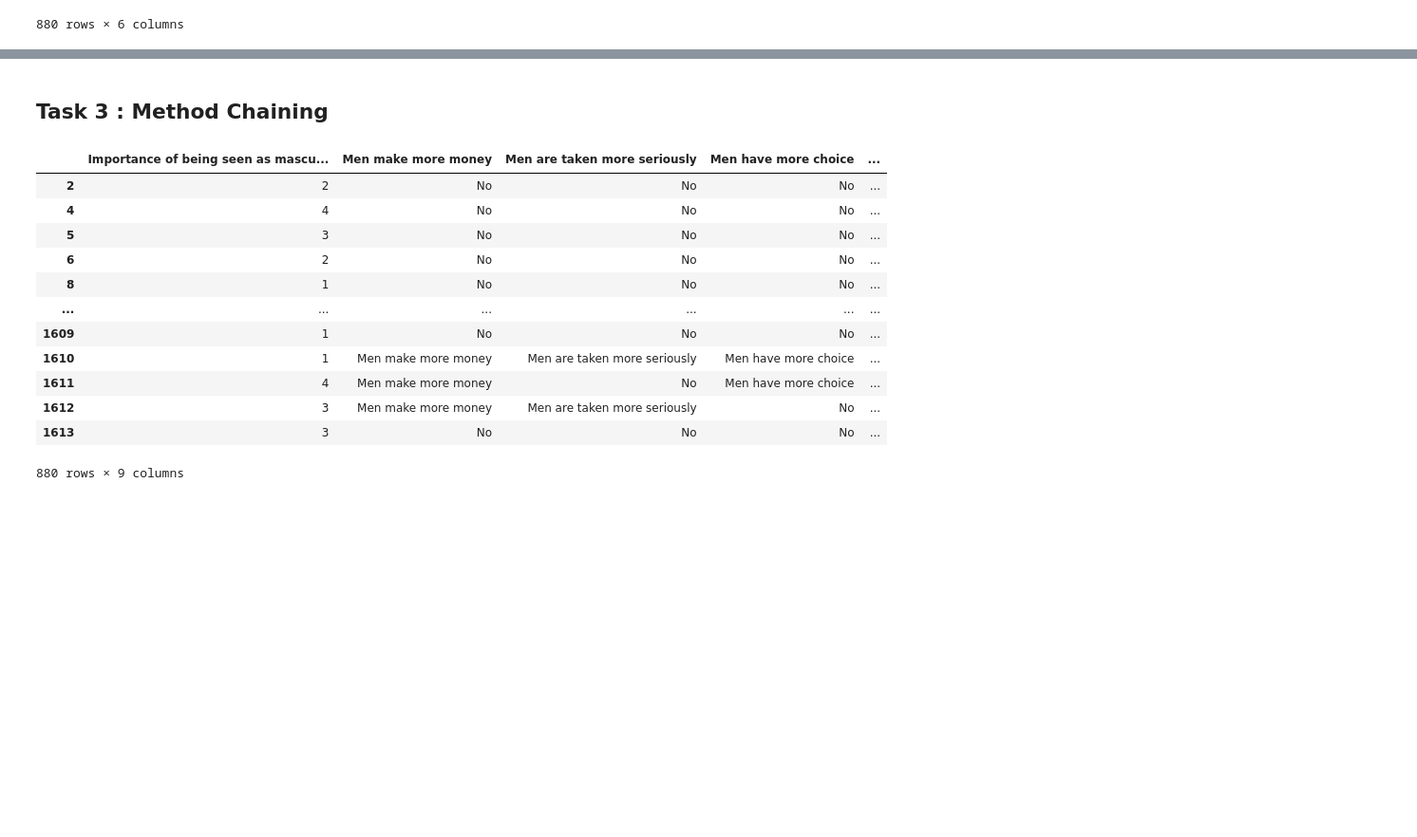
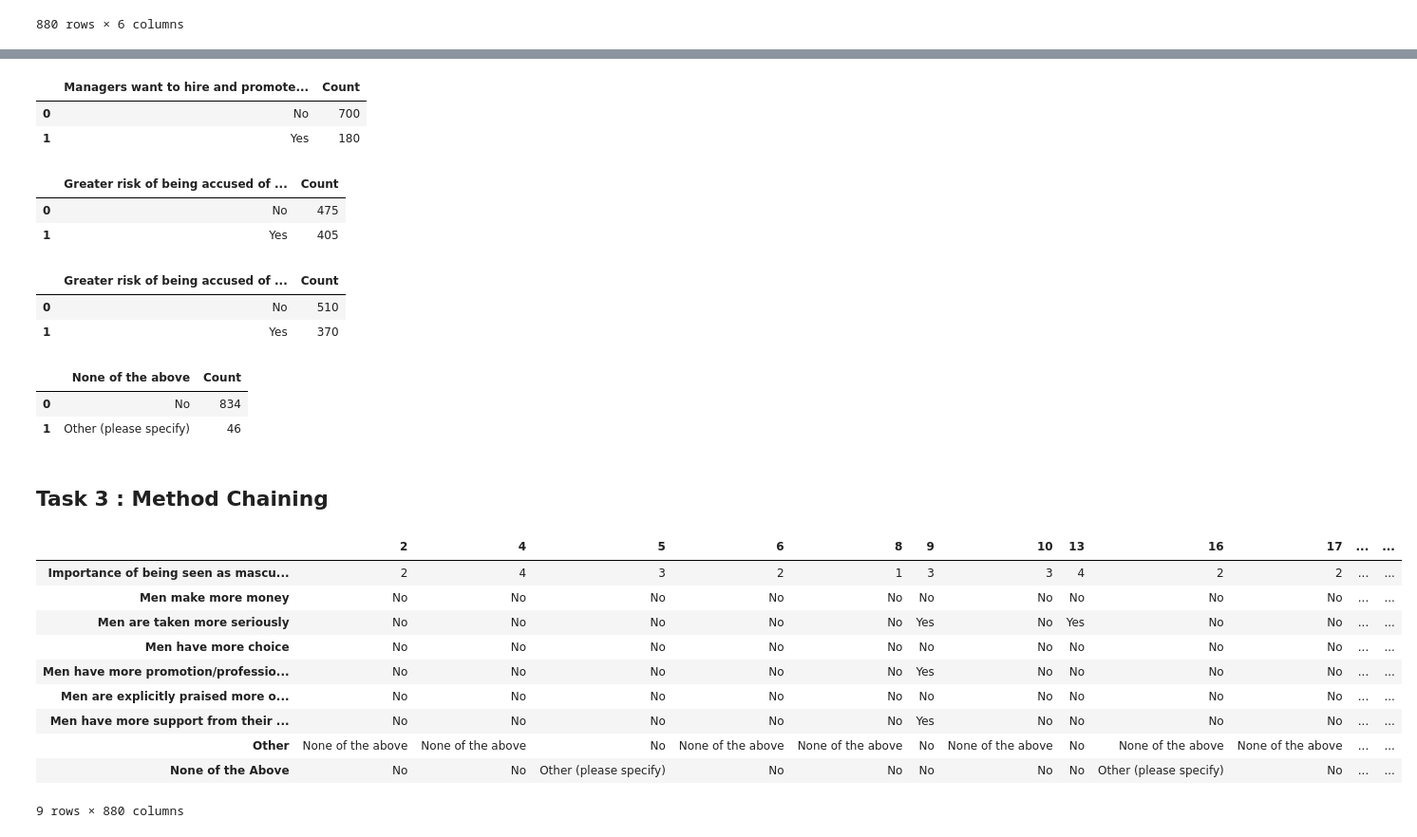
Before and after one commit to data301-2021-winter1/group20-project-, a Jupyter notebook: notebooks/analysis1.ipynb, the cells around one changed output, grey strips where cells are left out. Shown: that part at 95% size. Cells and saved outputs as stored; diff of their text form; code cells hidden in the pictures; blank space fills up the shorter version.

```diff
--- a/notebooks/analysis1.ipynb
+++ b/notebooks/analysis1.ipynb
@@ -276,3 +351,7 @@ Dataframe2
 | 1612 | 3 | Managers want to hire and promote... | Greater risk of being accused of ... | Greater risk of being accused of ... | Not selected | ... |
 | 1613 | 3 | Not selected | Not selected | Not selected | None of the above | ... |
 880 rows × 6 columns
+# %%
+replacing_var = {"Not selected": "No" , "Managers want to hire and promote women" : "Yes" ,"Greater risk of being accused of sexual harassment": "Yes" , "Greater risk of being accused of being sexist or racist": "Yes"}
+Dataframe2 = Dataframe2.replace(replacing_var)
+Dataframe2
@@ -279,29 +384,52 @@ Dataframe2
+# %%
+Dataframe2.groupby(["Managers want to hire and promote women"]).size().reset_index(name="Count")
+# %% [output]
+|  | Managers want to hire and promote... | Count |
+| 0 | No | 700 |
+| 1 | Yes | 180 |
+# %%
+Dataframe2.groupby(["Greater risk of being accused of sexual harassment"]).size().reset_index(name="Count")
+# %% [output]
+|  | Greater risk of being accused of ... | Count |
+| 0 | No | 475 |
+| 1 | Yes | 405 |
+# %%
+Dataframe2.groupby(["Greater risk of being accused of being sexist or racist"]).size().reset_index(name="Count")
+# %% [output]
+|  | Greater risk of being accused of ... | Count |
+| 0 | No | 510 |
+| 1 | Yes | 370 |
+# %%
+Dataframe2.groupby(["None of the above"]).size().reset_index(name="Count")
+# %% [output]
+|  | None of the above | Count |
+| 0 | No | 834 |
+| 1 | Other (please specify) | 46 |
 # %% [markdown]
 ## Task 3 : Method Chaining
 # %%
 ## For Question 10
 df1 = (
     pd.read_csv('https://raw.githubusercontent.com/fivethirtyeight/data/master/masculinity-survey/raw-responses.csv', usecols=['q0002','q0010_0001','q0010_0002','q0010_0003','q0010_0004','q0010_0005','q0010_0006','q0010_0007','q0010_0008'])
     .dropna()
     .rename(columns={"q0002": "Importance of being seen as masculine" , "q0010_0001": "Men make more money" , "q0010_0002": "Men are taken more seriously" , "q0010_0003": "Men have more choice","q0010_0004": "Men have more promotion/professional development opportunities","q0010_0005": "Men are explicitly praised more often", "q0010_0006":"Men have more support from their managers","q0010_0007":"Other" , "q0010_0008":"None of the Above"})
     .replace(cleanup_nums)
     .replace(replacing_var)
+    .T
 )
 df1
 # %% [output]
-|  | Importance of being seen as mascu... | Men make more money | Men are taken more seriously | Men have more choice | ... |
-| 2 | 2 | No | No | No | ... |
-| 4 | 4 | No | No | No | ... |
-| 5 | 3 | No | No | No | ... |
-| 6 | 2 | No | No | No | ... |
-| 8 | 1 | No | No | No | ... |
-| ... | ... | ... | ... | ... | ... |
-| 1609 | 1 | No | No | No | ... |
-| 1610 | 1 | Men make more money | Men are taken more seriously | Men have more choice | ... |
-| 1611 | 4 | Men make more money | No | Men have more choice | ... |
-| 1612 | 3 | Men make more money | Men are taken more seriously | No | ... |
-| 1613 | 3 | No | No | No | ... |
+|  | 2 | 4 | 5 | 6 | 8 | 9 | 10 | 13 | 16 | 17 | ... | ... |
+| Importance of being seen as mascu... | 2 | 4 | 3 | 2 | 1 | 3 | 3 | 4 | 2 | 2 | ... | ... |
+| Men make more money | No | No | No | No | No | No | No | No | No | No | ... | ... |
+| Men are taken more seriously | No | No | No | No | No | Yes | No | Yes | No | No | ... | ... |
+| Men have more choice | No | No | No | No | No | No | No | No | No | No | ... | ... |
+| Men have more promotion/professio... | No | No | No | No | No | Yes | No | No | No | No | ... | ... |
+| Men are explicitly praised more o... | No | No | No | No | No | No | No | No | No | No | ... | ... |
+| Men have more support from their ... | No | No | No | No | No | Yes | No | No | No | No | ... | ... |
+| Other | None of the above | None of the above | No | None of the above | None of the above | No | None of the above | No | None of the above | None of the above | ... | ... |
+| None of the Above | No | No | Other (please specify) | No | No | No | No | No | Other (please specify) | No | ... | ... |
-880 rows × 9 columns
+9 rows × 880 columns
 # %%
 ## For Question 11
 df2 = (
```
Also changed, not shown: parts of 26 cells of this notebook.
